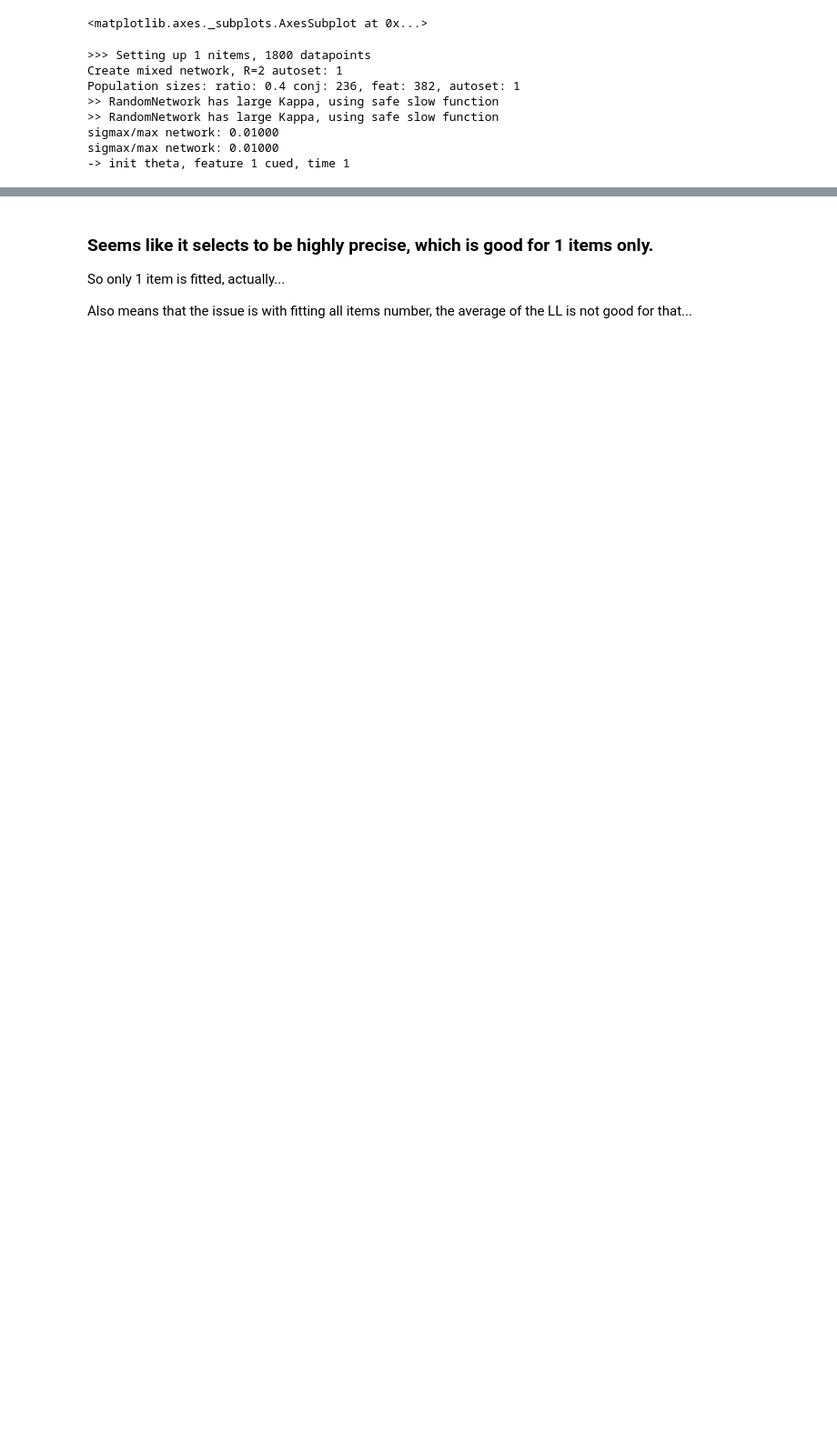
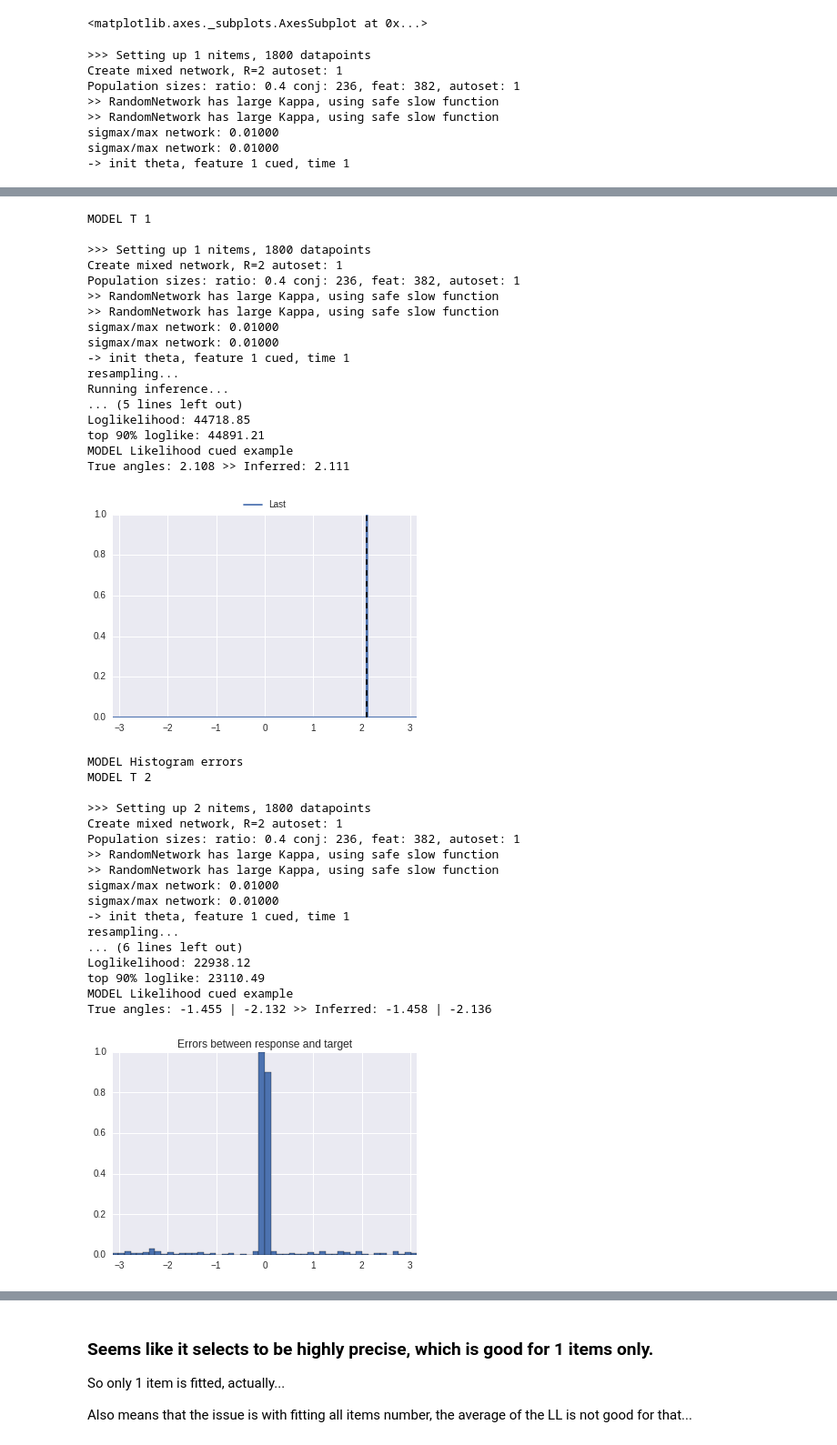
Before and after one commit to Azhag/Bayesian-visual-working-memory, a Jupyter notebook: Experiments/fitexperiment_allt_cmaes_11_2015/notebook_fitexperimentallt_cmaes_2ndtry_091115.ipynb, the cells around one changed output, grey strips where cells are left out. Shown: that part at 91% size. Cells and saved outputs as stored; diff of their text form; code cells hidden in the pictures; blank space fills up the shorter version.

```diff
--- a/Experiments/fitexperiment_allt_cmaes_11_2015/notebook_fitexperimentallt_cmaes_2ndtry_091115.ipynb
+++ b/Experiments/fitexperiment_allt_cmaes_11_2015/notebook_fitexperimentallt_cmaes_2ndtry_091115.ipynb
@@ -306,0 +397,57 @@ fit_exp.sampler.plot_likelihood_correctlycuedtimes(n=1, should_exponentiate=True
+# %%
+# Force resampling
+for T in [1, 2, 4, 6]:
+    print "MODEL T %d" % T
+    fit_exp.setup_experimental_stimuli_T(T)
+    # Only use small subset of N
+    fit_exp.sampler.N = 500
+
+    print 'resampling...'
+    fit_exp.sampler.force_sampling_round()
+
+    print "MODEL Likelihood cued example"
+    fit_exp.sampler.plot_likelihood_correctlycuedtimes(n=1, should_exponentiate=True)
+
+    print "MODEL Histogram errors"
+    fit_exp.sampler.plot_histogram_errors(bins=51)
+
+    if fit_exp.sampler.T > 1:
+        print "MODEL Histogram non targets"
+        fit_exp.sampler.plot_histogram_bias_nontarget()
+# %% [output]
+MODEL T 1
+
+>>> Setting up 1 nitems, 1800 datapoints
+Create mixed network, R=2 autoset: 1
+Population sizes: ratio: 0.4 conj: 236, feat: 382, autoset: 1
+>> RandomNetwork has large Kappa, using safe slow function
+>> RandomNetwork has large Kappa, using safe slow function
+sigmax/max network: 0.01000
+sigmax/max network: 0.01000
+-> init theta, feature 1 cued, time 1
+resampling...
+Running inference...
+... (5 lines left out)
+Loglikelihood: 44718.85
+top 90% loglike: 44891.21
+MODEL Likelihood cued example
+True angles: 2.108 >> Inferred: 2.111
+[figure, added]
+MODEL Histogram errors
+MODEL T 2
+
+>>> Setting up 2 nitems, 1800 datapoints
+Create mixed network, R=2 autoset: 1
+Population sizes: ratio: 0.4 conj: 236, feat: 382, autoset: 1
+>> RandomNetwork has large Kappa, using safe slow function
+>> RandomNetwork has large Kappa, using safe slow function
+sigmax/max network: 0.01000
+sigmax/max network: 0.01000
+-> init theta, feature 1 cued, time 1
+resampling...
+... (6 lines left out)
+Loglikelihood: 22938.12
+top 90% loglike: 23110.49
+MODEL Likelihood cued example
+True angles: -1.455 | -2.132 >> Inferred: -1.458 | -2.136
+[figure, added]
```
Also changed, not shown: parts of 6 cells of this notebook, 5 other files.
